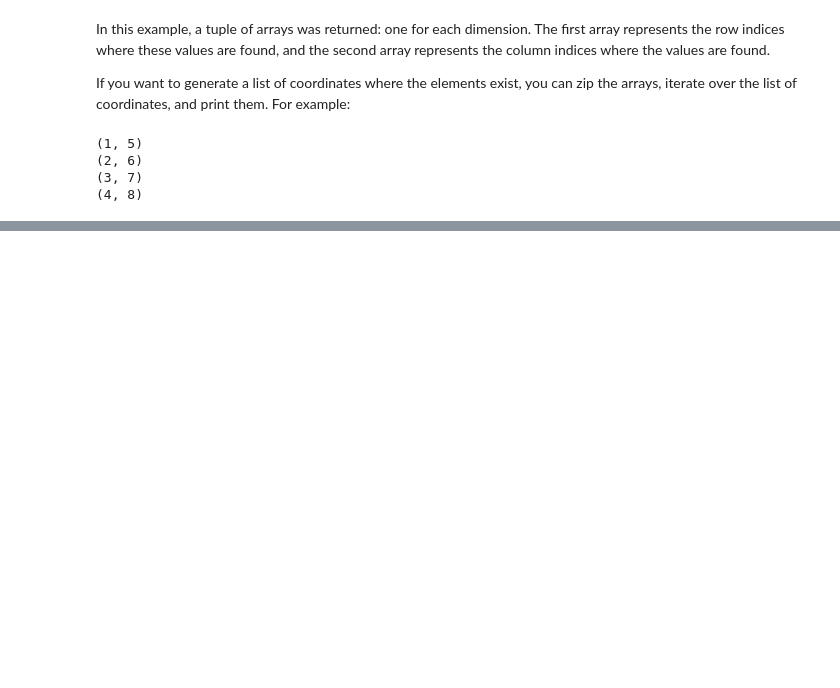
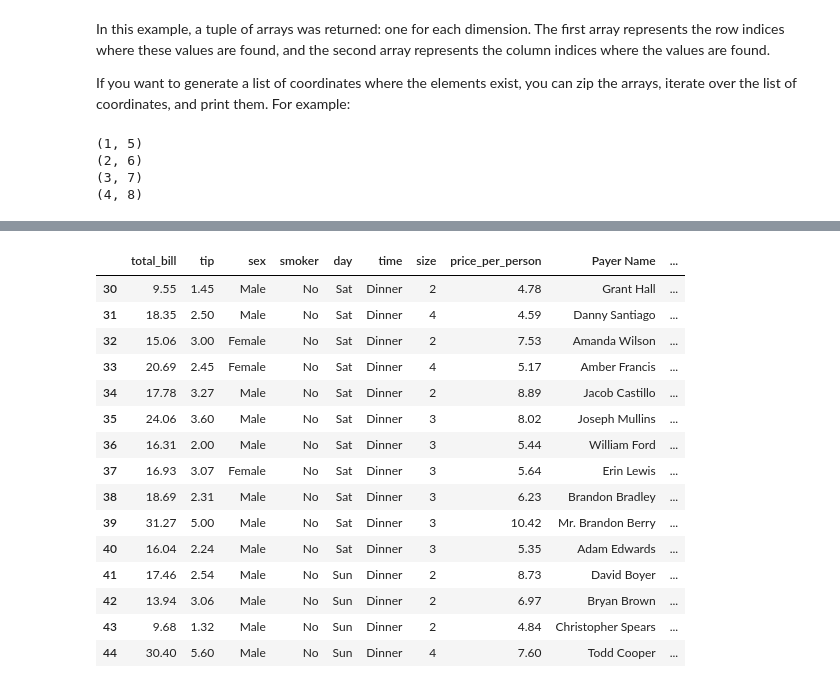
Before and after one commit to archimedessena/Machine-Learning-AI, a Jupyter notebook: Numpy/Numpy.ipynb, the cells around one changed output, grey strips where cells are left out. Saved outputs shown, nothing was run; the diff lists cells and outputs as text; code cells hidden in the pictures; blank space fills up the shorter version.

```diff
--- a/Numpy/Numpy.ipynb
+++ b/Numpy/Numpy.ipynb
@@ -389,0 +428,2 @@ for coord in list_of_coordinates:
+# %%
+df = pd.read_csv('tips.csv')
@@ -389,0 +446,22 @@ for coord in list_of_coordinates:
+# %%
+# creating a new data from tips data
+new_df = df[30:45]
+# %%
+new_df
+# %% [output]
+|  | total_bill | tip | sex | smoker | day | time | size | price_per_person | Payer Name | ... |
+| 30 | 9.55 | 1.45 | Male | No | Sat | Dinner | 2 | 4.78 | Grant Hall | ... |
+| 31 | 18.35 | 2.50 | Male | No | Sat | Dinner | 4 | 4.59 | Danny Santiago | ... |
+| 32 | 15.06 | 3.00 | Female | No | Sat | Dinner | 2 | 7.53 | Amanda Wilson | ... |
+| 33 | 20.69 | 2.45 | Female | No | Sat | Dinner | 4 | 5.17 | Amber Francis | ... |
+| 34 | 17.78 | 3.27 | Male | No | Sat | Dinner | 2 | 8.89 | Jacob Castillo | ... |
+| 35 | 24.06 | 3.60 | Male | No | Sat | Dinner | 3 | 8.02 | Joseph Mullins | ... |
+| 36 | 16.31 | 2.00 | Male | No | Sat | Dinner | 3 | 5.44 | William Ford | ... |
+| 37 | 16.93 | 3.07 | Female | No | Sat | Dinner | 3 | 5.64 | Erin Lewis | ... |
+| 38 | 18.69 | 2.31 | Male | No | Sat | Dinner | 3 | 6.23 | Brandon Bradley | ... |
+| 39 | 31.27 | 5.00 | Male | No | Sat | Dinner | 3 | 10.42 | Mr. Brandon Berry | ... |
+| 40 | 16.04 | 2.24 | Male | No | Sat | Dinner | 3 | 5.35 | Adam Edwards | ... |
+| 41 | 17.46 | 2.54 | Male | No | Sun | Dinner | 2 | 8.73 | David Boyer | ... |
+| 42 | 13.94 | 3.06 | Male | No | Sun | Dinner | 2 | 6.97 | Bryan Brown | ... |
+| 43 | 9.68 | 1.32 | Male | No | Sun | Dinner | 2 | 4.84 | Christopher Spears | ... |
+| 44 | 30.40 | 5.60 | Male | No | Sun | Dinner | 4 | 7.60 | Todd Cooper | ... |
```
Also changed, not shown: parts of 12 cells of this notebook, 1 other file.
